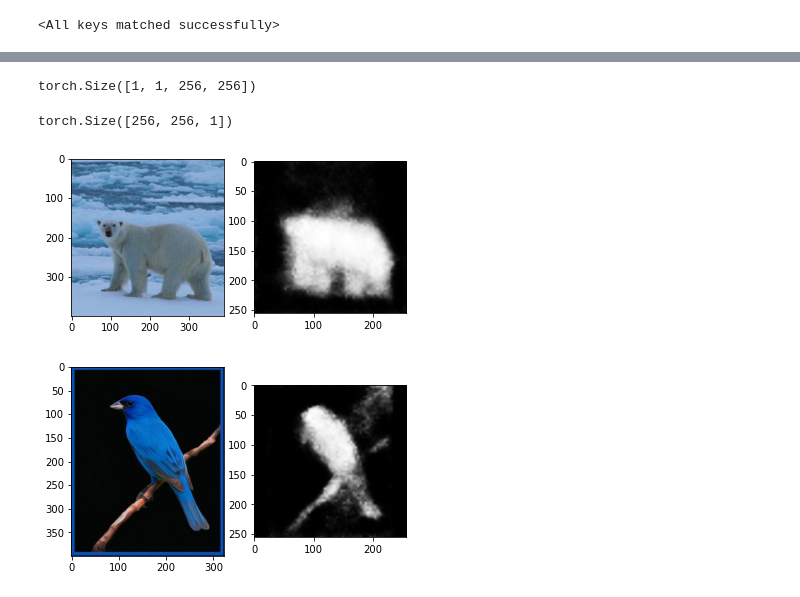
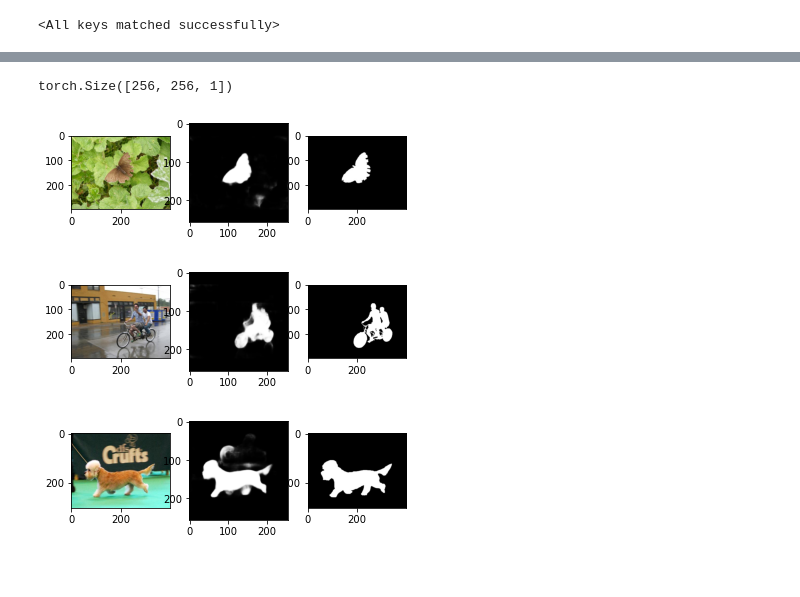
Before and after one commit to WhatAboutMyStar/SaliencyDetection, a Jupyter notebook: 训练模型样例.ipynb, the cells around one changed output, grey strips where cells are left out. Saved outputs shown, nothing was run; the diff lists cells and outputs as text; code cells hidden in the pictures.

```diff
--- a/训练模型样例.ipynb
+++ b/训练模型样例.ipynb
@@ -53,8 +56,8 @@ total_batch
 # %% [markdown]
 ### 导入模型
 # %%
-model = VGG16()
+model = VGG16(isDropout=False)
 # %%
-model.load_state_dict(torch.load("./model/model_2.pth"), strict=False)
+model.load_state_dict(torch.load("./model/PFA_100.pth"), strict=False)
 # %% [output]
 <All keys matched successfully>
@@ -66,7 +82,17 @@ optimizer = torch.optim.SGD(model.parameters(), lr=learning_rate)
 # %%
-for epoch in range(epochs):
+for epoch in range(101, 102):
+    criterion = EdgeHoldLoss(device).to(device)
+#     criterion = torch.nn.BCELoss().to(device)
+    drop = 0.5
+    epoch_drop = epochs / 8.
+#     learning_rate = base_lr * math.pow(drop, math.floor((1 + epoch) / epoch_drop))
+    print("lr: {:.15f}".format(learning_rate))
+    optimizer = torch.optim.SGD(model.parameters(),
+                                lr=learning_rate,
+                                weight_decay=0,
+                                momentum=0.9)
+    learning_rate = learning_rate - learning_rate * 0.1
     start_time = time.time()
-    model.train()
 
     total_loss = 0
     total_acc = 0
@@ -106,7 +132,8 @@ for epoch in range(epochs):
                 avg_pre = total_pre / batch_n
                 avg_rec = total_rec / batch_n
                 avg_f_score = total_f_score / batch_n
-                print("Epoch:{} loss:{} Batch:{}/{}".format(epoch + 1, loss.item(), batch_n, total_batch), end="")
+                print("Epoch:{} loss:{} Batch:{}/{}"
+                      .format(epoch, loss.item(), batch_n, total_batch), end="")
                 print(" acc:{} pre:{} recall:{} F-measure:{}"
                       .format(avg_acc, avg_pre, avg_rec, avg_f_score))
     end_time = time.time()
@@ -119,4 +146,6 @@ for epoch in range(epochs):
                   total_pre / total_batch,
                   total_rec / total_batch,
                   total_f_score / total_batch))
+    print("--------------------------------------------------------------")
+    torch.save(model.state_dict(),"./model/PFA_{}.pth".format(epoch))
 # %% [output]
@@ -196,7 +214,3 @@ predict = model(img)
-# %%
-predict.shape
-# %% [output]
-torch.Size([1, 1, 256, 256])
 # %%
 msk = predict.reshape(256, 256, 1)
 msk = msk.cpu().detach()
@@ -205,18 +219,28 @@ msk.shape
 # %% [output]
 torch.Size([256, 256, 1])
 # %%
+img = getInput("./DUTS/DUTS-TE/DUTS-TE-Image/ILSVRC2012_test_00000025.jpg")
+img = img.reshape(1, 3, 256, 256)
+img = img.to(device)
+predict = model(img)
+msk = predict.reshape(256, 256, 1)
+msk = msk.cpu().detach()
+
 msk = np.array(msk, dtype=np.float32)
-img = cv2.imread("./image/1.jpg")
+img = cv2.imread("./DUTS/DUTS-TE/DUTS-TE-Image/ILSVRC2012_test_00000025.jpg")
 img = cv2.cvtColor(img, cv2.COLOR_BGR2RGB)
-plt.subplot(121)
+plt.subplot(131)
 plt.imshow(img)
-plt.subplot(122)
+plt.subplot(132)
 plt.imshow(msk, cmap='gray')
+mask = cv2.imread("./DUTS/DUTS-TE/DUTS-TE-Mask/ILSVRC2012_test_00000025.png")
+plt.subplot(133)
+plt.imshow(mask, cmap='gray')
 plt.show()
 # %% [output]
-[figure, old version]
+[figure, new version]
 # %%
-img = getInput("./image/2.jpg")
+img = getInput("./DUTS/DUTS-TE/DUTS-TE-Image/ILSVRC2012_test_00000023.jpg")
 img = img.reshape(1, 3, 256, 256)
 img = img.to(device)
 predict = model(img)
@@ -224,12 +248,36 @@ msk = predict.reshape(256, 256, 1)
 msk = msk.cpu().detach()
 
 msk = np.array(msk, dtype=np.float32)
-img = cv2.imread("./image/2.jpg")
+img = cv2.imread("./DUTS/DUTS-TE/DUTS-TE-Image/ILSVRC2012_test_00000023.jpg")
 img = cv2.cvtColor(img, cv2.COLOR_BGR2RGB)
-plt.subplot(121)
+plt.subplot(131)
 plt.imshow(img)
-plt.subplot(122)
+plt.subplot(132)
 plt.imshow(msk, cmap='gray')
+mask = cv2.imread("./DUTS/DUTS-TE/DUTS-TE-Mask/ILSVRC2012_test_00000023.png")
+plt.subplot(133)
+plt.imshow(mask, cmap='gray')
 plt.show()
 # %% [output]
-[figure, old version]
+[figure, new version]
+# %%
+img = getInput("./DUTS/DUTS-TE/DUTS-TE-Image/ILSVRC2012_test_00000003.jpg")
+img = img.reshape(1, 3, 256, 256)
+img = img.to(device)
+predict = model(img)
+msk = predict.reshape(256, 256, 1)
+msk = msk.cpu().detach()
+
+msk = np.array(msk, dtype=np.float32)
+img = cv2.imread("./DUTS/DUTS-TE/DUTS-TE-Image/ILSVRC2012_test_00000003.jpg")
+img = cv2.cvtColor(img, cv2.COLOR_BGR2RGB)
+plt.subplot(131)
+plt.imshow(img)
+plt.subplot(132)
+plt.imshow(msk, cmap='gray')
+mask = cv2.imread("./DUTS/DUTS-TE/DUTS-TE-Mask/ILSVRC2012_test_00000003.png")
+plt.subplot(133)
+plt.imshow(mask, cmap='gray')
+plt.show()
+# %% [output]
+[figure, added]
```
Also changed, not shown: parts of 12 cells of this notebook, 6 other files.
